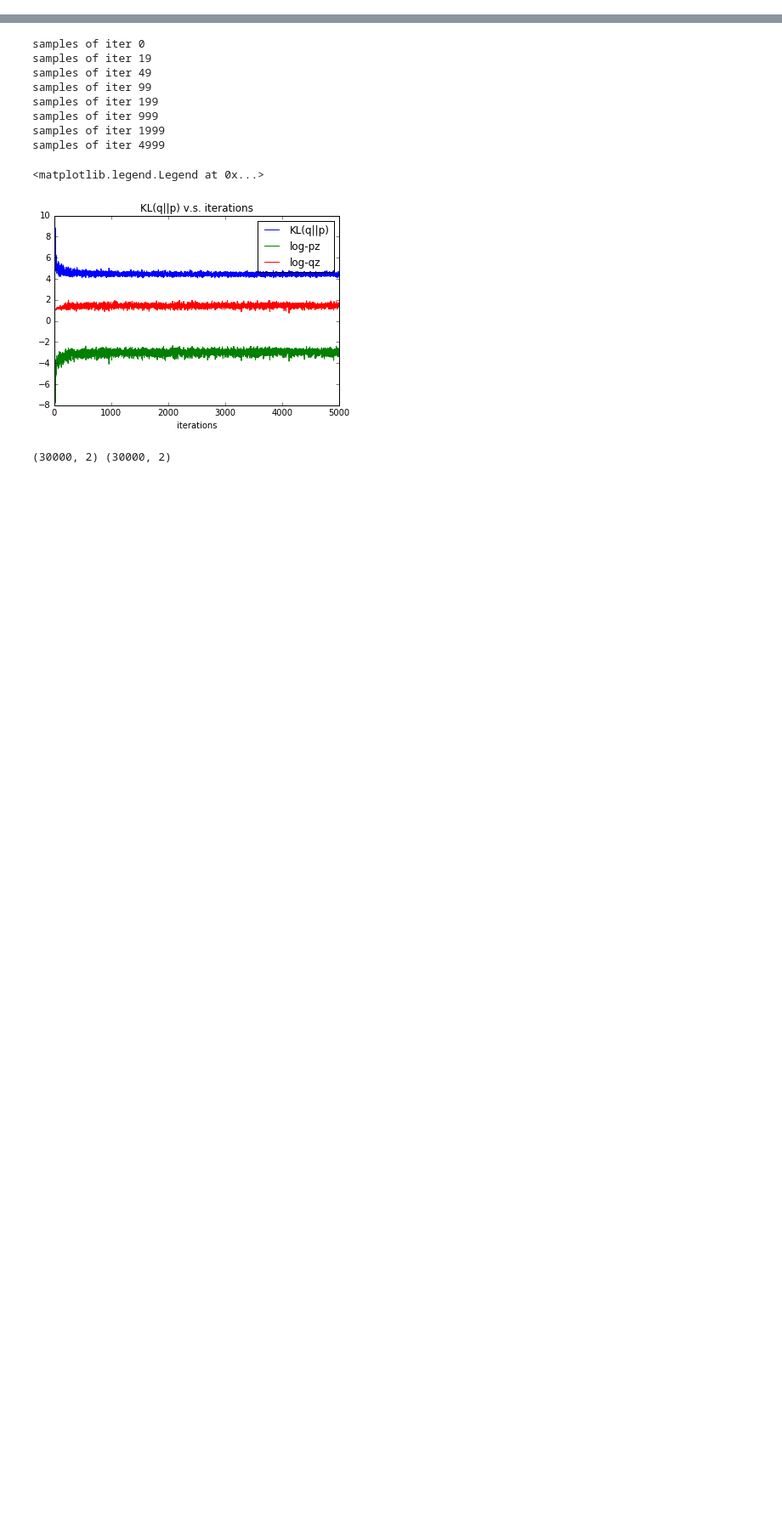
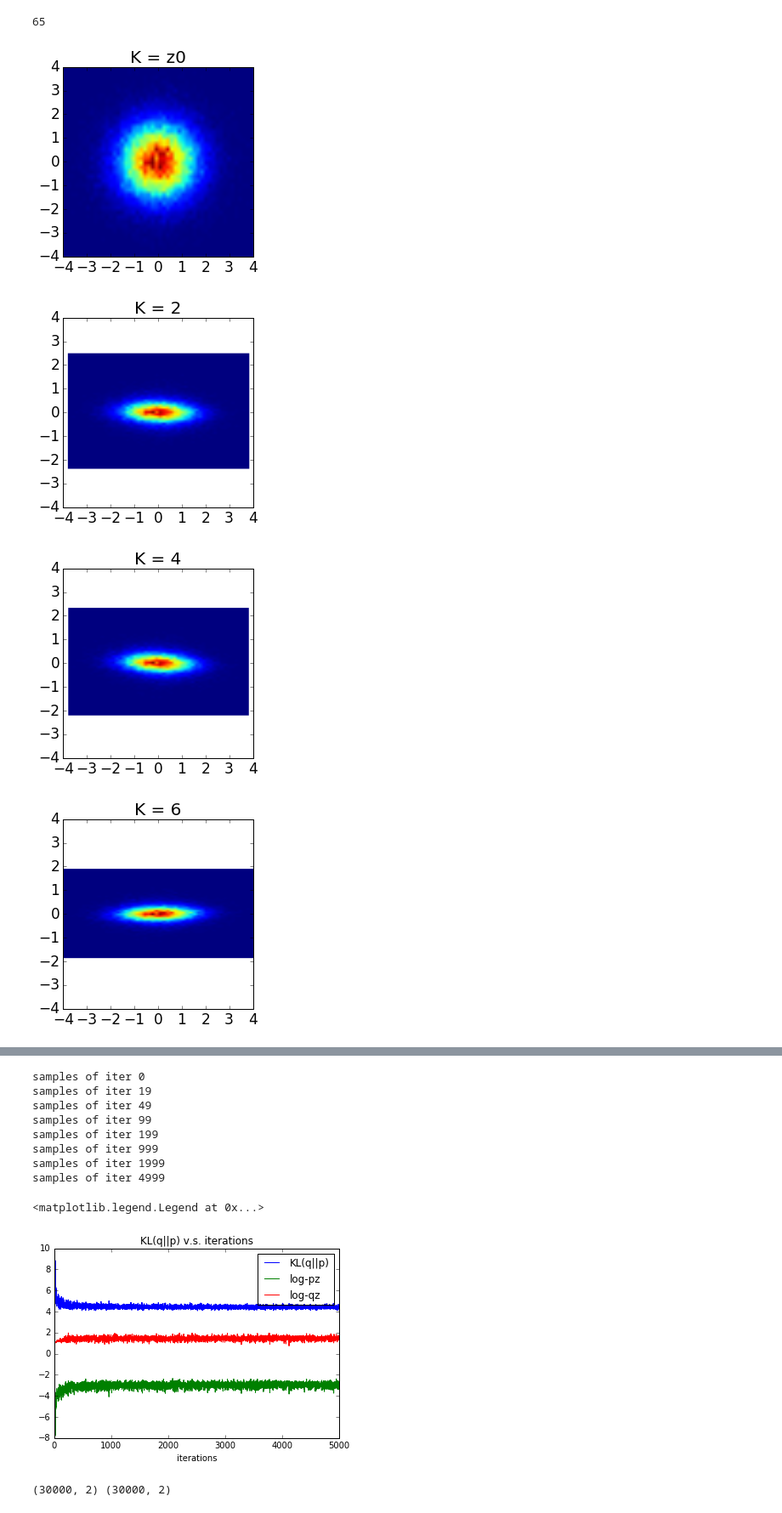
Before and after one commit to AndyZhang17/iaf2, a Jupyter notebook: phase1.ipynb, the cells around one changed output, grey strips where cells are left out. Shown at 85% size. Cells and saved outputs as stored; diff of their text form; code cells hidden in the pictures; blank space fills up the shorter version.

```diff
--- a/phase1.ipynb
+++ b/phase1.ipynb
@@ -21,3 +21,42 @@ import utils.mathZ as mathZ
 import utils.theanoGeneral as utilsT
 import utils.optimizers as optimizers
 import utils.plotZ as plotZ
+# %%
+PRENUM = 50000
+NUM_LAYERS = 32
+Z0_TYPE, STD = 'normal',1   # normal or uniform
+# Z0_TYPE, STD = 'uniform', 5
+
+# construction variational model
+iaf = nf.NormFlowModel( dim=2, numlayers=NUM_LAYERS, noisestd=STD, z0type=Z0_TYPE, scale=.8 )
+es = iaf.getNoiseVar(PRENUM)
+zs, logqzs = iaf.reparam(es,inter=True)
+print len(zs)
+
+# for presentation
+fezs = theano.function(inputs=[],outputs=[ zs[0],zs[4],zs[8],zs[12],zs[16],zs[32],zs[64] ] )
+# %% [output]
+65
+# %%
+LAYERS = ['z0','2','4','6','8','16','32']
+FIG_PATH = '../report/figs/bylayers/'+Z0_TYPE
+ezs = fezs()
+xlims = (-4.,+4.)
+ylims = (-4.,+4.)
+for l, L in enumerate(LAYERS):
+    zzz = ezs[l]
+    heatmap, xedges, yedges = np.histogram2d( zzz[:,0], zzz[:,1], bins=50)
+    extent = [xedges[0], xedges[-1], yedges[0], yedges[-1]]
+    plt.figure()
+    plt.imshow(heatmap.T, extent=extent, origin='lower')
+    plt.xlim(xlims)
+    plt.ylim(ylims)
+    plt.axes().set_aspect('equal')
+    plt.title('K = %s' % (L), fontsize=20)
+    plt.tick_params(axis='both', which='major', labelsize=17)
+    plt.savefig( FIG_PATH+'/K%s.png'%(L))
+# %% [output]
+[figure, added]
+[figure, added]
+[figure, added]
+[figure, added]
```
Also changed, not shown: parts of 2 cells of this notebook, 6 other files.
